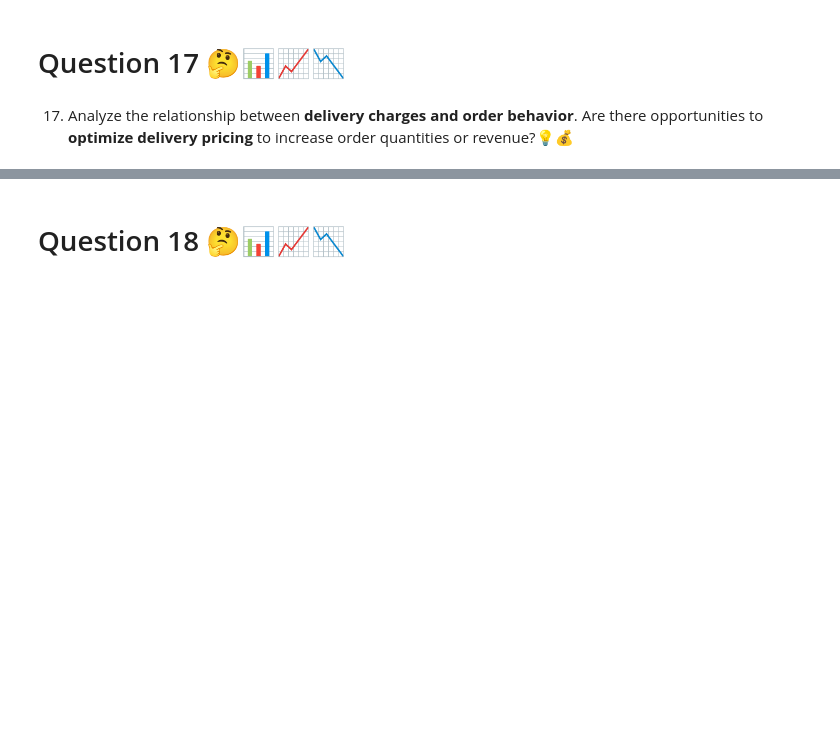
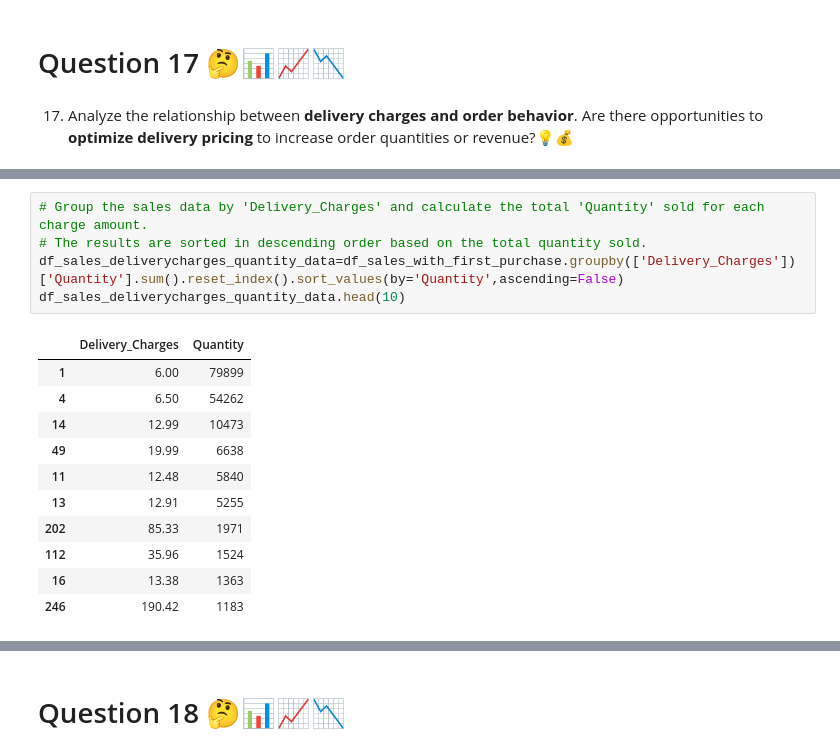
Before and after one commit to Smita569/E-commerce_Marketing_and_sales, a Jupyter notebook: E_commerce_Marketing_and_sales_Business_Case.ipynb, the cells around one changed output, grey strips where cells are left out. Cells and saved outputs as stored; diff of their text form; blank space fills up the shorter version.

```diff
--- a/E_commerce_Marketing_and_sales_Business_Case.ipynb
+++ b/E_commerce_Marketing_and_sales_Business_Case.ipynb
@@ -814,0 +840,17 @@ plt.show()
+# %%
+# Group the sales data by 'Delivery_Charges' and calculate the total 'Quantity' sold for each charge amount.
+# The results are sorted in descending order based on the total quantity sold.
+df_sales_deliverycharges_quantity_data=df_sales_with_first_purchase.groupby(['Delivery_Charges'])['Quantity'].sum().reset_index().sort_values(by='Quantity',ascending=False)
+df_sales_deliverycharges_quantity_data.head(10)
+# %% [output]
+|  | Delivery_Charges | Quantity |
+| 1 | 6.00 | 79899 |
+| 4 | 6.50 | 54262 |
+| 14 | 12.99 | 10473 |
+| 49 | 19.99 | 6638 |
+| 11 | 12.48 | 5840 |
+| 13 | 12.91 | 5255 |
+| 202 | 85.33 | 1971 |
+| 112 | 35.96 | 1524 |
+| 16 | 13.38 | 1363 |
+| 246 | 190.42 | 1183 |
```
Also changed, not shown: parts of 6 cells of this notebook.
